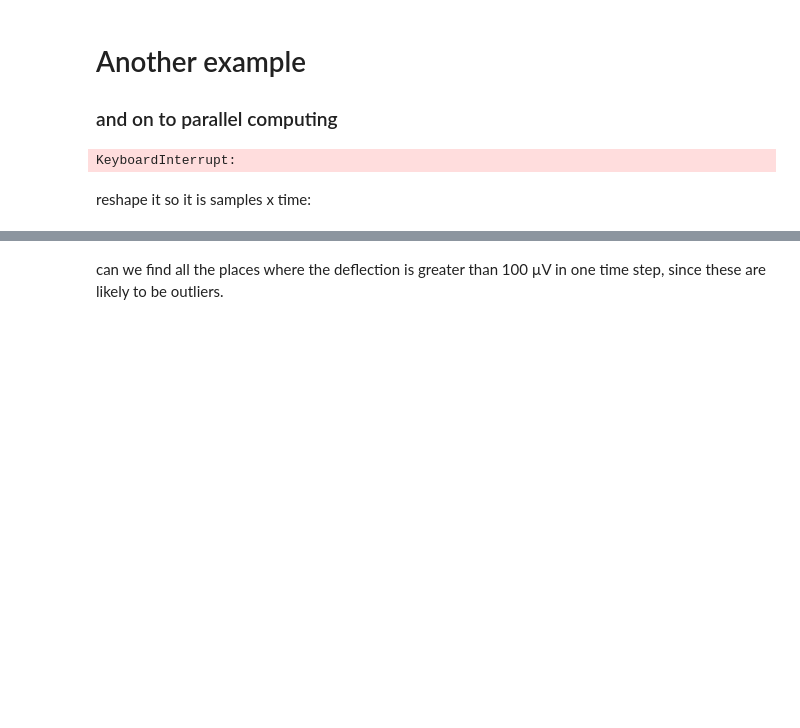
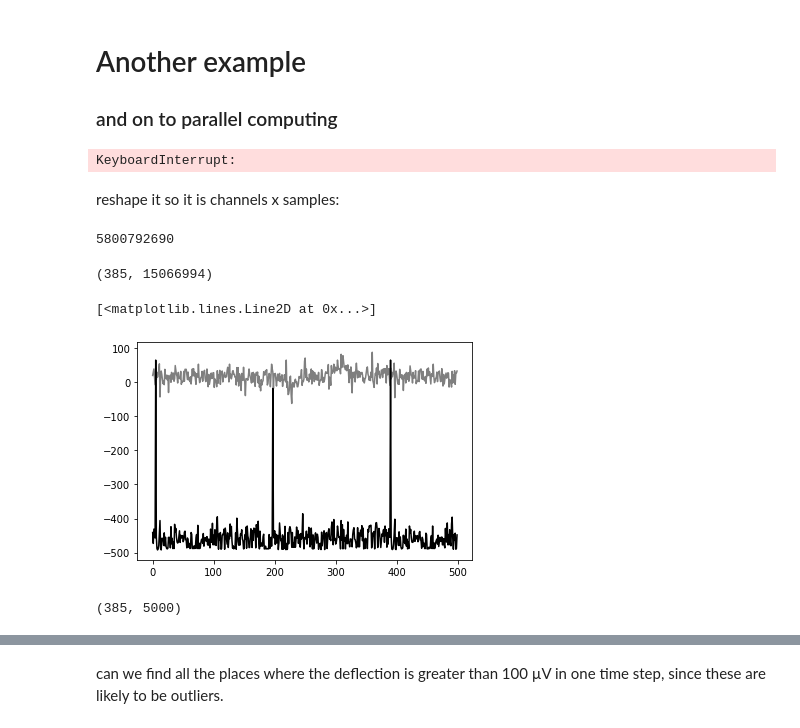
Before and after one commit to CU-NRSC-7657/NRSC7657, a Jupyter notebook: Week5/PerformanceProfiling.ipynb, the cells around one changed output, grey strips where cells are left out. Cells and saved outputs as stored; diff of their text form; code cells hidden in the pictures; blank space fills up the shorter version.

```diff
--- a/Week5/PerformanceProfiling.ipynb
+++ b/Week5/PerformanceProfiling.ipynb
@@ -155,4 +244,8 @@ KeyboardInterrupt:
 lfp_data = np.memmap('/Volumes/DATA5/20210525_c41_ABC_g0/20210525_c41_ABC_g0_t0.imec0.lf.bin',
                     dtype=np.int16, mode='r')
 # %% [markdown]
-reshape it so it is samples x time:
+reshape it so it is channels x samples:
+# %%
+lfp_data.shape[0]
+# %% [output]
+5800792690
@@ -158,0 +254,10 @@ reshape it so it is samples x time:
+# %%
+lfp_data.shape
+# %% [output]
+(385, 15066994)
+# %%
+plt.plot(lfp_data[110,:500],'k',alpha=0.5)
+plt.plot(lfp_data[101,:500],'k')
+# %% [output]
+[<matplotlib.lines.Line2D at 0x...>]
+[figure, added]
@@ -158,0 +266,4 @@ reshape it so it is samples x time:
+# %%
+chunk_of_lfp.shape
+# %% [output]
+(385, 5000)
```
Also changed, not shown: parts of 44 cells of this notebook, 17 other files.
